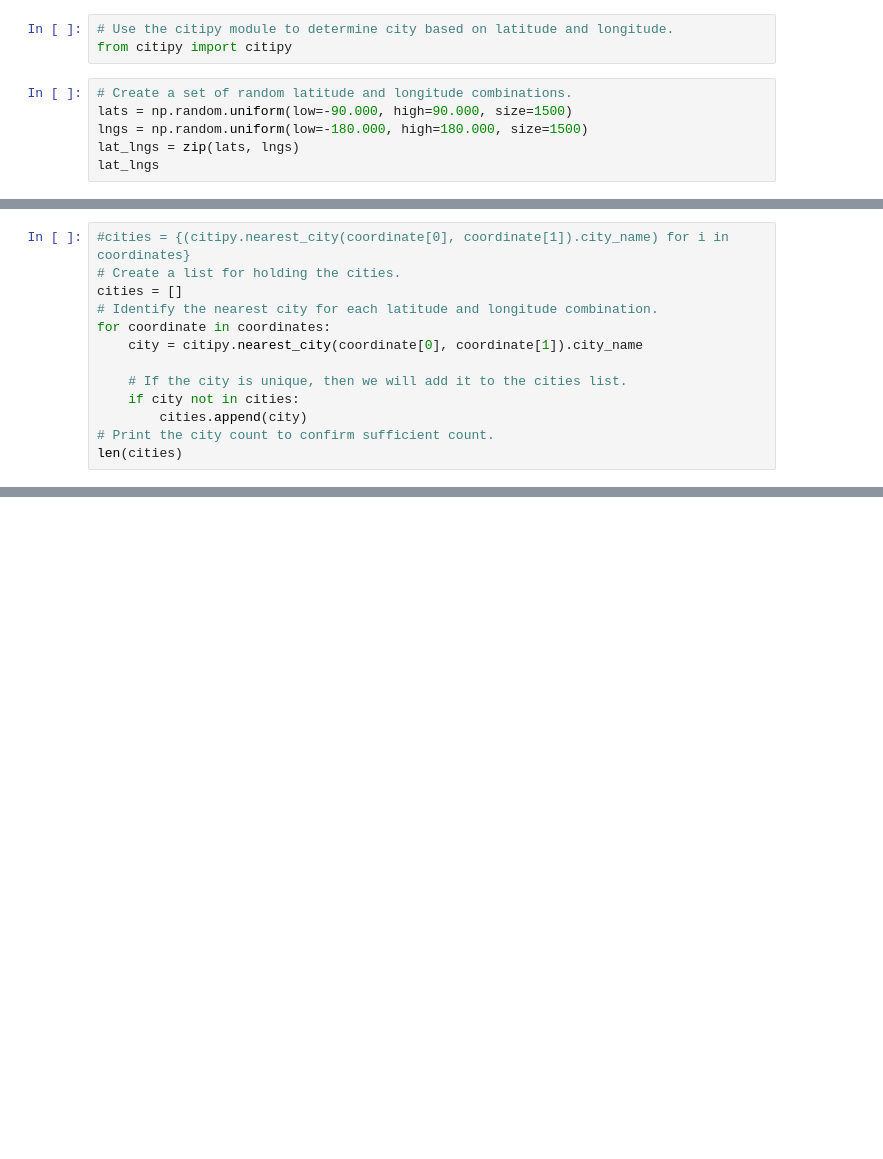
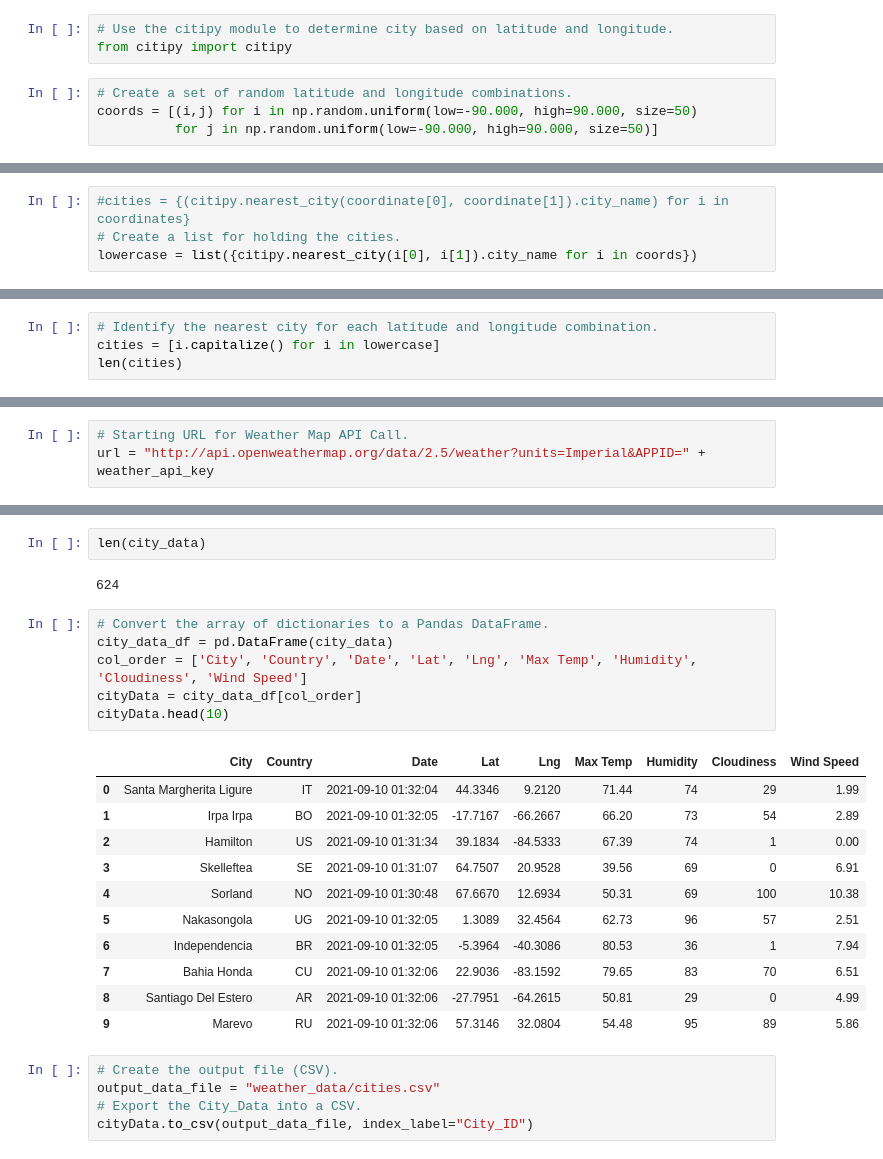
Before and after one commit to annaS000/World_Weather_Analysis, a Jupyter notebook: WeatherPy.ipynb, the cells around one changed output, grey strips where cells are left out. Drawn from its saved outputs; the diff is of its cells as text; blank space fills up the shorter version.

Commit message:
add city weather data

```diff
--- a/WeatherPy.ipynb
+++ b/WeatherPy.ipynb
@@ -8,7 +14,5 @@ import numpy as np
 from citipy import citipy
 # %%
 # Create a set of random latitude and longitude combinations.
-lats = np.random.uniform(low=-90.000, high=90.000, size=1500)
-lngs = np.random.uniform(low=-180.000, high=180.000, size=1500)
-lat_lngs = zip(lats, lngs)
-lat_lngs
+coords = [(i,j) for i in np.random.uniform(low=-90.000, high=90.000, size=50)
+          for j in np.random.uniform(low=-90.000, high=90.000, size=50)]
@@ -58,13 +42,4 @@ bako et
 # %%
 #cities = {(citipy.nearest_city(coordinate[0], coordinate[1]).city_name) for i in coordinates}
 # Create a list for holding the cities.
-cities = []
-# Identify the nearest city for each latitude and longitude combination.
-for coordinate in coordinates:
-    city = citipy.nearest_city(coordinate[0], coordinate[1]).city_name
-
-    # If the city is unique, then we will add it to the cities list.
-    if city not in cities:
-        cities.append(city)
-# Print the city count to confirm sufficient count.
-len(cities)
+lowercase = list({citipy.nearest_city(i[0], i[1]).city_name for i in coords})
@@ -72,0 +46,4 @@ len(cities)
+# %%
+# Identify the nearest city for each latitude and longitude combination.
+cities = [i.capitalize() for i in lowercase]
+len(cities)
@@ -72,0 +52,3 @@ len(cities)
+# %%
+# Starting URL for Weather Map API Call.
+url = "http://api.openweathermap.org/data/2.5/weather?units=Imperial&APPID=" + weather_api_key
@@ -72,0 +132,27 @@ len(cities)
+# %%
+len(city_data)
+# %% [output]
+624
+# %%
+# Convert the array of dictionaries to a Pandas DataFrame.
+city_data_df = pd.DataFrame(city_data)
+col_order = ['City', 'Country', 'Date', 'Lat', 'Lng', 'Max Temp', 'Humidity', 'Cloudiness', 'Wind Speed']
+cityData = city_data_df[col_order]
+cityData.head(10)
+# %% [output]
+|  | City | Country | Date | Lat | Lng | Max Temp | Humidity | Cloudiness | Wind Speed |
+| 0 | Santa Margherita Ligure | IT | 2021-09-10 01:32:04 | 44.3346 | 9.2120 | 71.44 | 74 | 29 | 1.99 |
+| 1 | Irpa Irpa | BO | 2021-09-10 01:32:05 | -17.7167 | -66.2667 | 66.20 | 73 | 54 | 2.89 |
+| 2 | Hamilton | US | 2021-09-10 01:31:34 | 39.1834 | -84.5333 | 67.39 | 74 | 1 | 0.00 |
+| 3 | Skelleftea | SE | 2021-09-10 01:31:07 | 64.7507 | 20.9528 | 39.56 | 69 | 0 | 6.91 |
+| 4 | Sorland | NO | 2021-09-10 01:30:48 | 67.6670 | 12.6934 | 50.31 | 69 | 100 | 10.38 |
+| 5 | Nakasongola | UG | 2021-09-10 01:32:05 | 1.3089 | 32.4564 | 62.73 | 96 | 57 | 2.51 |
+| 6 | Independencia | BR | 2021-09-10 01:32:05 | -5.3964 | -40.3086 | 80.53 | 36 | 1 | 7.94 |
+| 7 | Bahia Honda | CU | 2021-09-10 01:32:06 | 22.9036 | -83.1592 | 79.65 | 83 | 70 | 6.51 |
+| 8 | Santiago Del Estero | AR | 2021-09-10 01:32:06 | -27.7951 | -64.2615 | 50.81 | 29 | 0 | 4.99 |
+| 9 | Marevo | RU | 2021-09-10 01:32:06 | 57.3146 | 32.0804 | 54.48 | 95 | 89 | 5.86 |
+# %%
+# Create the output file (CSV).
+output_data_file = "weather_data/cities.csv"
+# Export the City_Data into a CSV.
+cityData.to_csv(output_data_file, index_label="City_ID")
```
Also changed, not shown: parts of 10 cells of this notebook.
